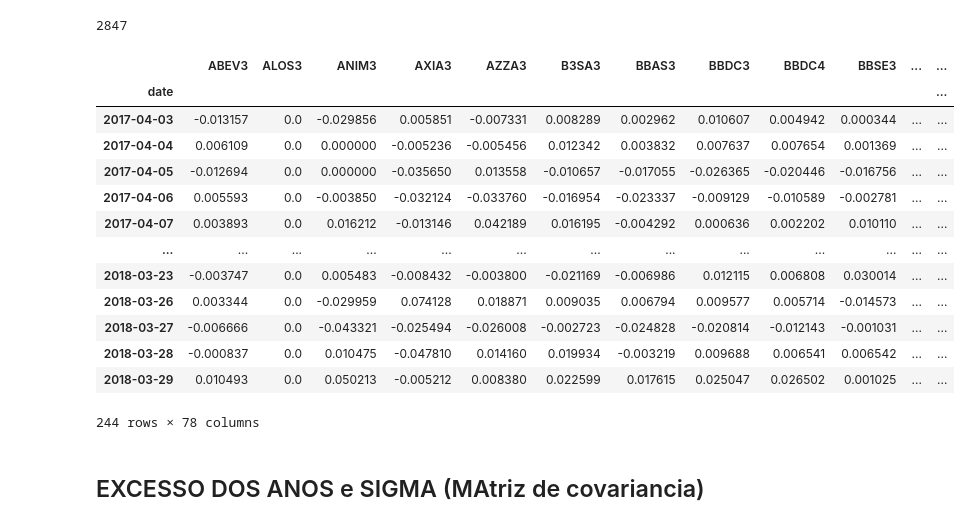
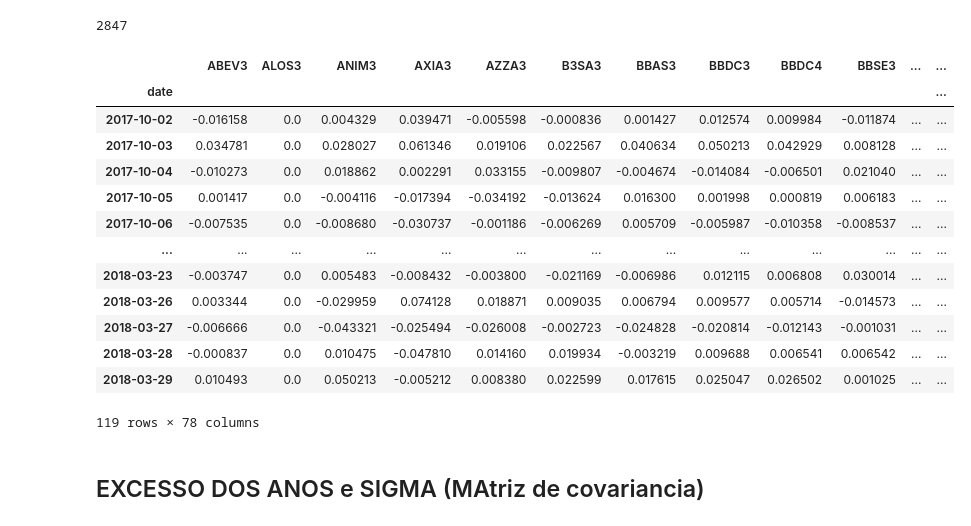
Before and after one commit to JoaoNogaroli/mestrado, a Jupyter notebook: Disciplina-atellier/mestrado/export_retornos_score_magic_formula.ipynb, the cells around one changed output. Drawn from its saved outputs; the diff is of its cells as text; code cells hidden in the pictures.

```diff
--- a/Disciplina-atellier/mestrado/export_retornos_score_magic_formula.ipynb
+++ b/Disciplina-atellier/mestrado/export_retornos_score_magic_formula.ipynb
@@ -91,22 +91,22 @@ print(len(df_ativos))
 # %% [output]
 2847
 # %%
-df_ativos.loc['2017-04-01':'2018-03-31']
+df_ativos.loc['2017-10-01':'2018-03-31']
 # %% [output]
 |  | ABEV3 | ALOS3 | ANIM3 | AXIA3 | AZZA3 | B3SA3 | BBAS3 | BBDC3 | BBDC4 | BBSE3 | ... | ... |
 | date |  |  |  |  |  |  |  |  |  |  |  | ... |
-| 2017-04-03 | -0.013157 | 0.0 | -0.029856 | 0.005851 | -0.007331 | 0.008289 | 0.002962 | 0.010607 | 0.004942 | 0.000344 | ... | ... |
-| 2017-04-04 | 0.006109 | 0.0 | 0.000000 | -0.005236 | -0.005456 | 0.012342 | 0.003832 | 0.007637 | 0.007654 | 0.001369 | ... | ... |
-| 2017-04-05 | -0.012694 | 0.0 | 0.000000 | -0.035650 | 0.013558 | -0.010657 | -0.017055 | -0.026365 | -0.020446 | -0.016756 | ... | ... |
-| 2017-04-06 | 0.005593 | 0.0 | -0.003850 | -0.032124 | -0.033760 | -0.016954 | -0.023337 | -0.009129 | -0.010589 | -0.002781 | ... | ... |
-| 2017-04-07 | 0.003893 | 0.0 | 0.016212 | -0.013146 | 0.042189 | 0.016195 | -0.004292 | 0.000636 | 0.002202 | 0.010110 | ... | ... |
+| 2017-10-02 | -0.016158 | 0.0 | 0.004329 | 0.039471 | -0.005598 | -0.000836 | 0.001427 | 0.012574 | 0.009984 | -0.011874 | ... | ... |
+| 2017-10-03 | 0.034781 | 0.0 | 0.028027 | 0.061346 | 0.019106 | 0.022567 | 0.040634 | 0.050213 | 0.042929 | 0.008128 | ... | ... |
+| 2017-10-04 | -0.010273 | 0.0 | 0.018862 | 0.002291 | 0.033155 | -0.009807 | -0.004674 | -0.014084 | -0.006501 | 0.021040 | ... | ... |
+| 2017-10-05 | 0.001417 | 0.0 | -0.004116 | -0.017394 | -0.034192 | -0.013624 | 0.016300 | 0.001998 | 0.000819 | 0.006183 | ... | ... |
+| 2017-10-06 | -0.007535 | 0.0 | -0.008680 | -0.030737 | -0.001186 | -0.006269 | 0.005709 | -0.005987 | -0.010358 | -0.008537 | ... | ... |
 | ... | ... | ... | ... | ... | ... | ... | ... | ... | ... | ... | ... | ... |
 | 2018-03-23 | -0.003747 | 0.0 | 0.005483 | -0.008432 | -0.003800 | -0.021169 | -0.006986 | 0.012115 | 0.006808 | 0.030014 | ... | ... |
 | 2018-03-26 | 0.003344 | 0.0 | -0.029959 | 0.074128 | 0.018871 | 0.009035 | 0.006794 | 0.009577 | 0.005714 | -0.014573 | ... | ... |
 | 2018-03-27 | -0.006666 | 0.0 | -0.043321 | -0.025494 | -0.026008 | -0.002723 | -0.024828 | -0.020814 | -0.012143 | -0.001031 | ... | ... |
 | 2018-03-28 | -0.000837 | 0.0 | 0.010475 | -0.047810 | 0.014160 | 0.019934 | -0.003219 | 0.009688 | 0.006541 | 0.006542 | ... | ... |
 | 2018-03-29 | 0.010493 | 0.0 | 0.050213 | -0.005212 | 0.008380 | 0.022599 | 0.017615 | 0.025047 | 0.026502 | 0.001025 | ... | ... |
-244 rows × 78 columns
+119 rows × 78 columns
 # %%
 # #ativos
 # df_ativos_2015 = df_ativos[df_ativos.index.str.startswith('2015')]
```
Also changed, not shown: parts of 2 cells of this notebook, 38 other files.
